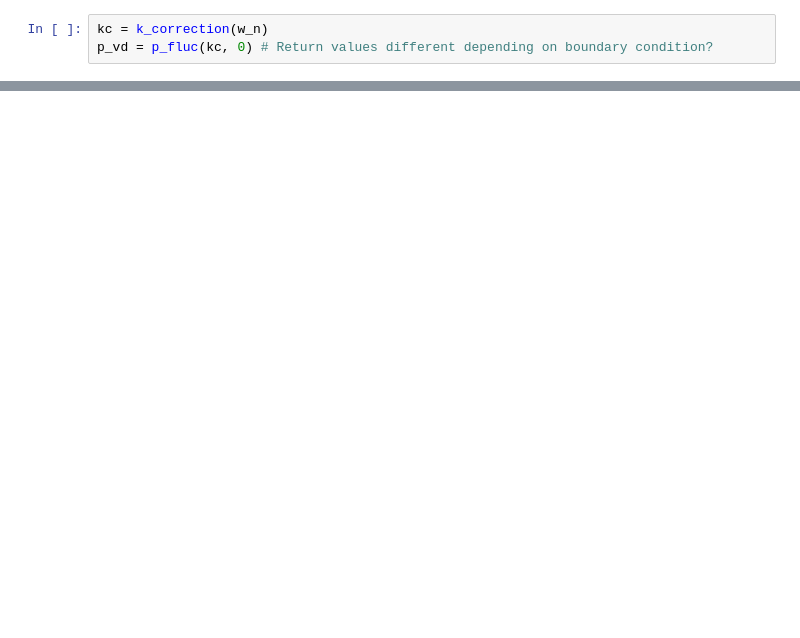
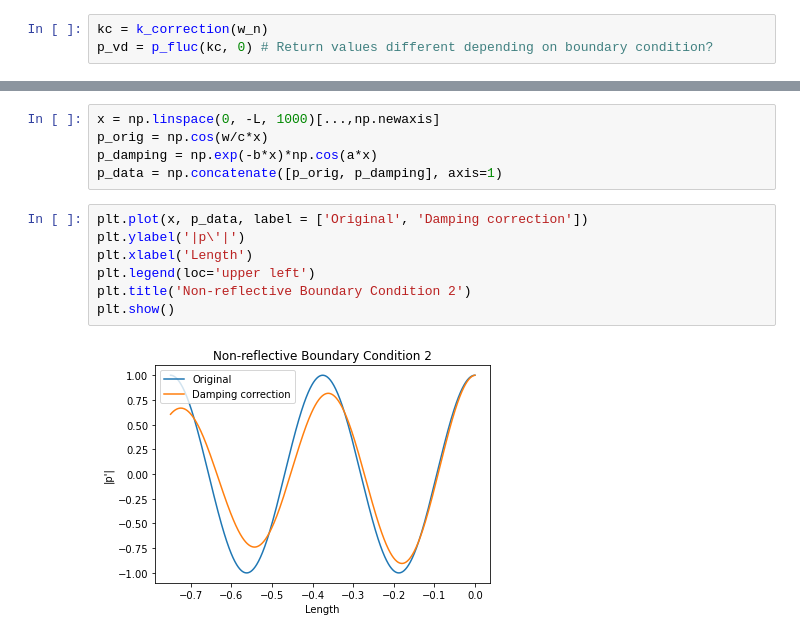
Before and after one commit to kyubin-l/fyp, a Jupyter notebook: acoustic-modes.ipynb, the cells around one changed output, grey strips where cells are left out. Drawn from its saved outputs; the diff is of its cells as text; blank space fills up the shorter version.

```diff
--- a/acoustic-modes.ipynb
+++ b/acoustic-modes.ipynb
@@ -129,0 +156,14 @@ plot_modes(p_vd, 4)
+# %%
+x = np.linspace(0, -L, 1000)[...,np.newaxis]
+p_orig = np.cos(w/c*x)
+p_damping = np.exp(-b*x)*np.cos(a*x)
+p_data = np.concatenate([p_orig, p_damping], axis=1)
+# %%
+plt.plot(x, p_data, label = ['Original', 'Damping correction'])
+plt.ylabel('|p\'|')
+plt.xlabel('Length')
+plt.legend(loc='upper left')
+plt.title('Non-reflective Boundary Condition 2')
+plt.show()
+# %% [output]
+[figure, added]
```
Also changed, not shown: parts of 12 cells of this notebook, 1 other file.
